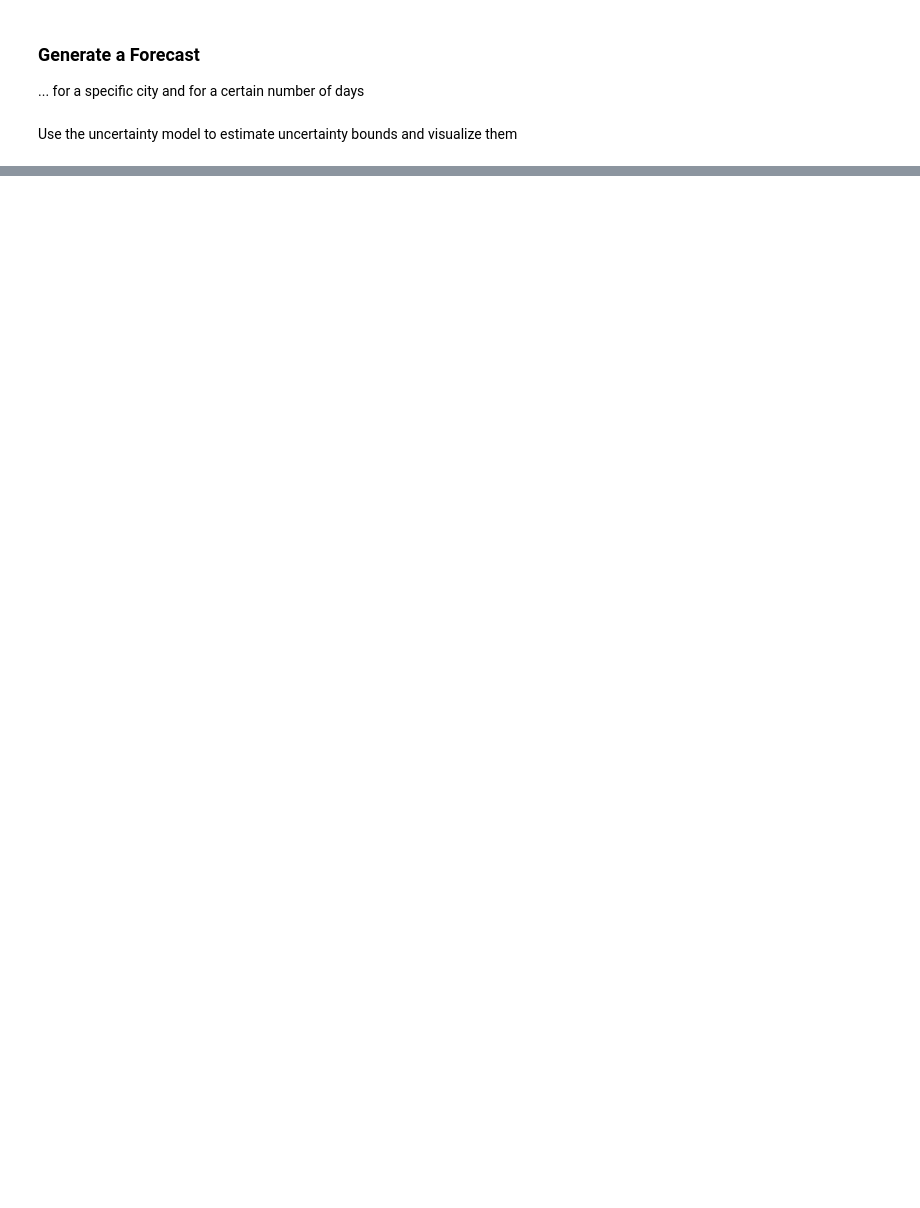
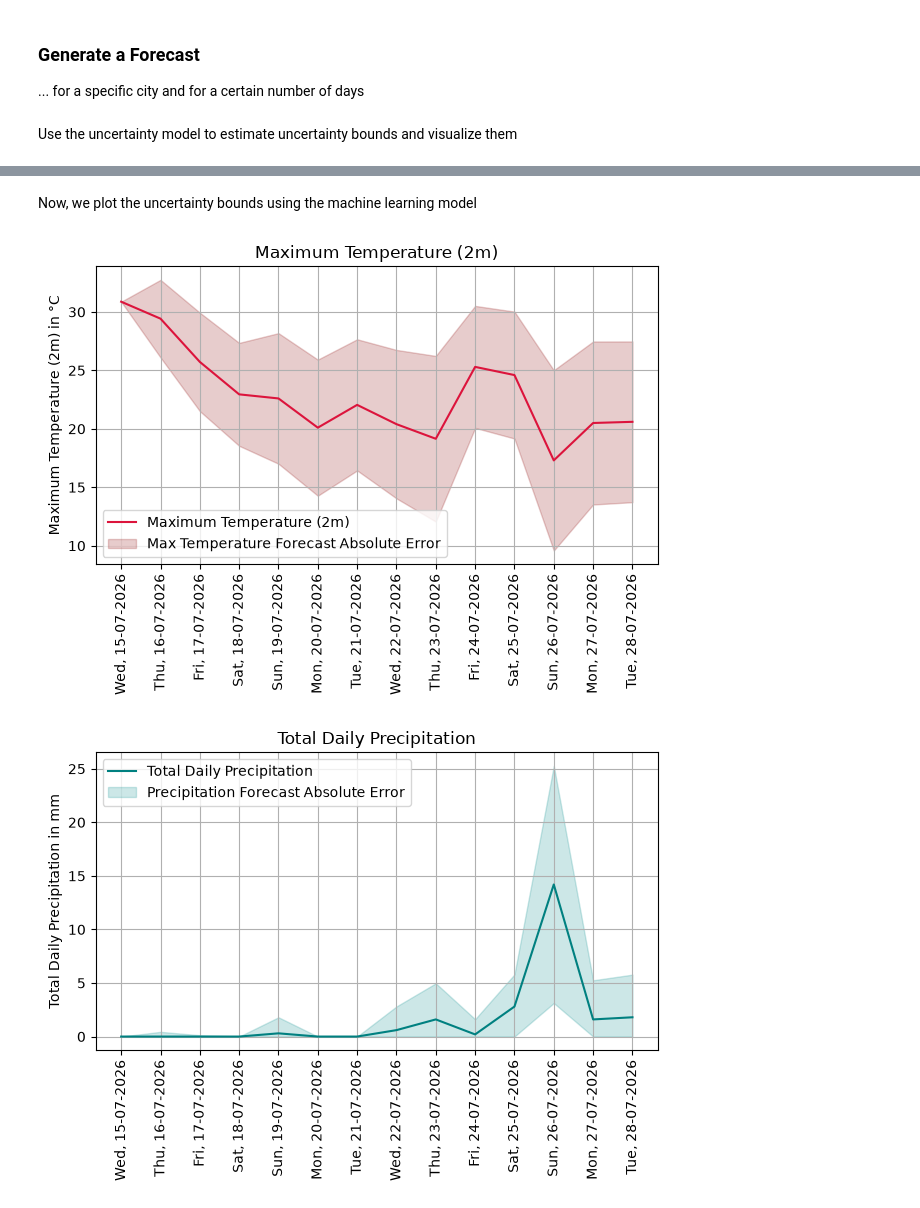
Before and after one commit to sebastian-linden/fue, a Jupyter notebook: docs/source/notebooks/quickstart.ipynb, the cells around one changed output, grey strips where cells are left out. Drawn from its saved outputs; the diff is of its cells as text; code cells hidden in the pictures; blank space fills up the shorter version.

Commit message:
docs: added tutorial notebooks and dedicated in-depth documents for the quickstart, data management, model evaluation and cli applications.

```diff
--- a/docs/source/notebooks/quickstart.ipynb
+++ b/docs/source/notebooks/quickstart.ipynb
@@ -35,0 +38,10 @@ linear_model.fit(dataset, features, targets)
+# %%
+ml_model = MLUncertaintyModel(
+    config=config,
+    hidden_layer_sizes=(32,16),
+    max_iter=1000,
+    alpha = 0.01,
+    ensemble_size=5,
+    seed = 42
+    )
+ml_model.fit(dataset, features, targets)
@@ -49,0 +64,8 @@ forecast.plot(target_variables=["abs_diff__temperature_2m_max", "abs_diff__preci
+# %% [markdown]
+Now, we plot the uncertainty bounds using the machine learning model
+# %%
+forecast.compute_uncertainties(ml_model)
+forecast.plot(target_variables=["abs_diff__temperature_2m_max", "abs_diff__precipitation_sum"])
+# %% [output]
+[figure, added]
+[figure, added]
```
Also changed, not shown: parts of 6 cells of this notebook, 7 other files.
